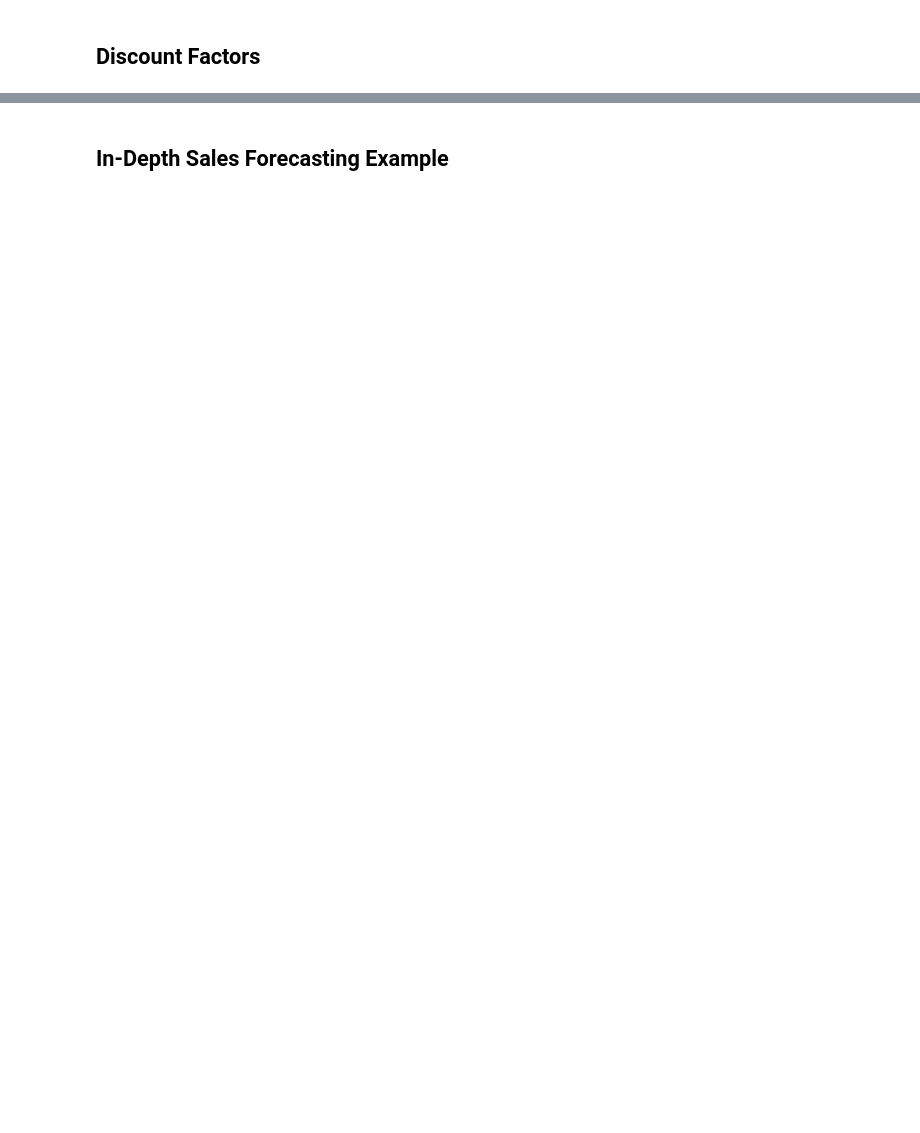
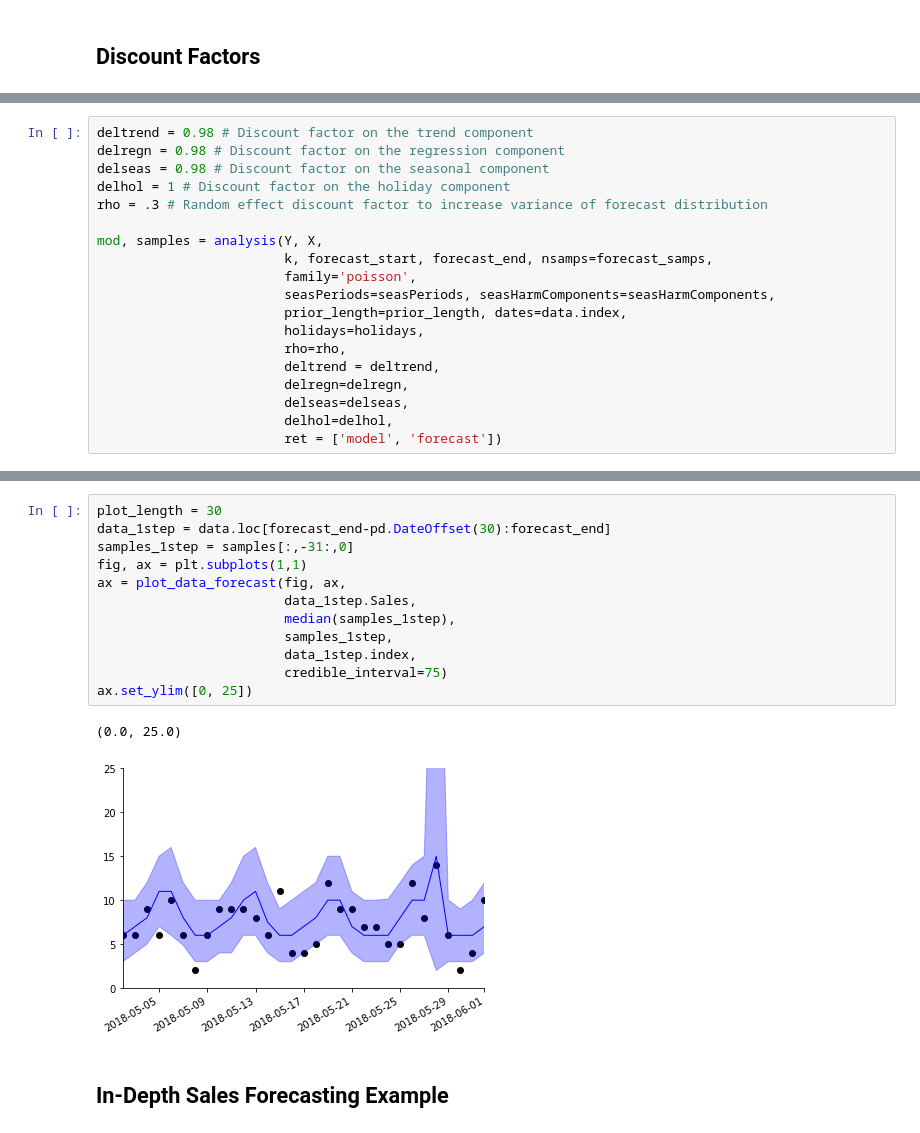
Before and after one commit to lavinei/pybats_nbdev, a Jupyter notebook: nbs/index.ipynb, the cells around one changed output, grey strips where cells are left out. Saved outputs shown, nothing was run; the diff lists cells and outputs as text; blank space fills up the shorter version.

```diff
--- a/nbs/index.ipynb
+++ b/nbs/index.ipynb
@@ -207,0 +308,19 @@ The simulated dataset contains daily sales of an item from June 1, 2014 to June
+# %%
+deltrend = 0.98 # Discount factor on the trend component
+delregn = 0.98 # Discount factor on the regression component
+delseas = 0.98 # Discount factor on the seasonal component
+delhol = 1 # Discount factor on the holiday component
+rho = .3 # Random effect discount factor to increase variance of forecast distribution
+
+mod, samples = analysis(Y, X,
+                        k, forecast_start, forecast_end, nsamps=forecast_samps,
+                        family='poisson',
+                        seasPeriods=seasPeriods, seasHarmComponents=seasHarmComponents,
+                        prior_length=prior_length, dates=data.index,
+                        holidays=holidays,
+                        rho=rho,
+                        deltrend = deltrend,
+                        delregn=delregn,
+                        delseas=delseas,
+                        delhol=delhol,
+                        ret = ['model', 'forecast'])
@@ -208,2 +333,17 @@ The simulated dataset contains daily sales of an item from June 1, 2014 to June
+# %%
+plot_length = 30
+data_1step = data.loc[forecast_end-pd.DateOffset(30):forecast_end]
+samples_1step = samples[:,-31:,0]
+fig, ax = plt.subplots(1,1)
+ax = plot_data_forecast(fig, ax,
+                        data_1step.Sales,
+                        median(samples_1step),
+                        samples_1step,
+                        data_1step.index,
+                        credible_interval=75)
+ax.set_ylim([0, 25])
+# %% [output]
+(0.0, 25.0)
+[figure, added]
 # %% [markdown]
 ## In-Depth Sales Forecasting Example
```
Also changed, not shown: parts of 29 cells of this notebook, 11 other files.
